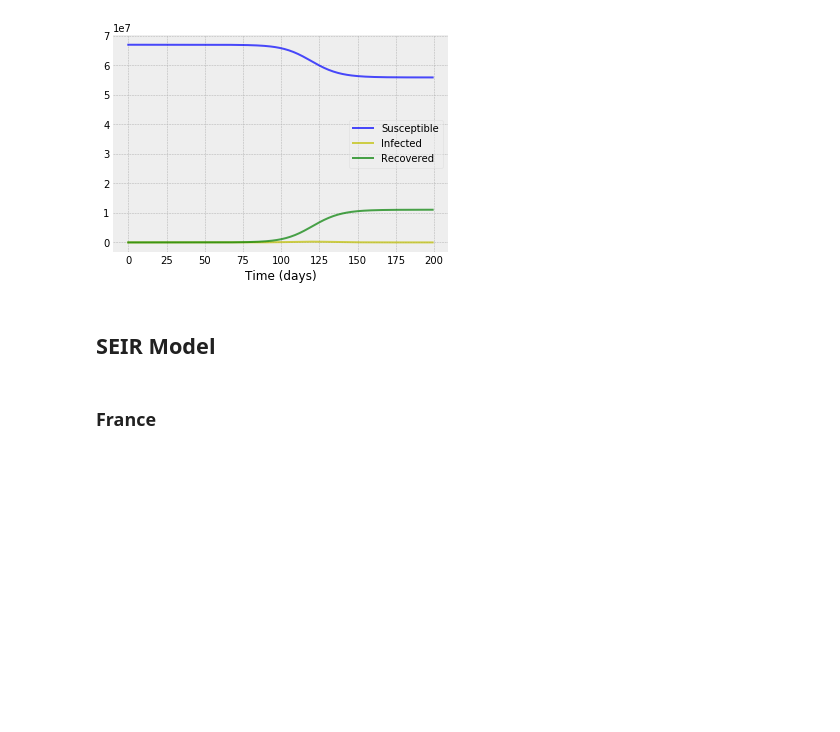
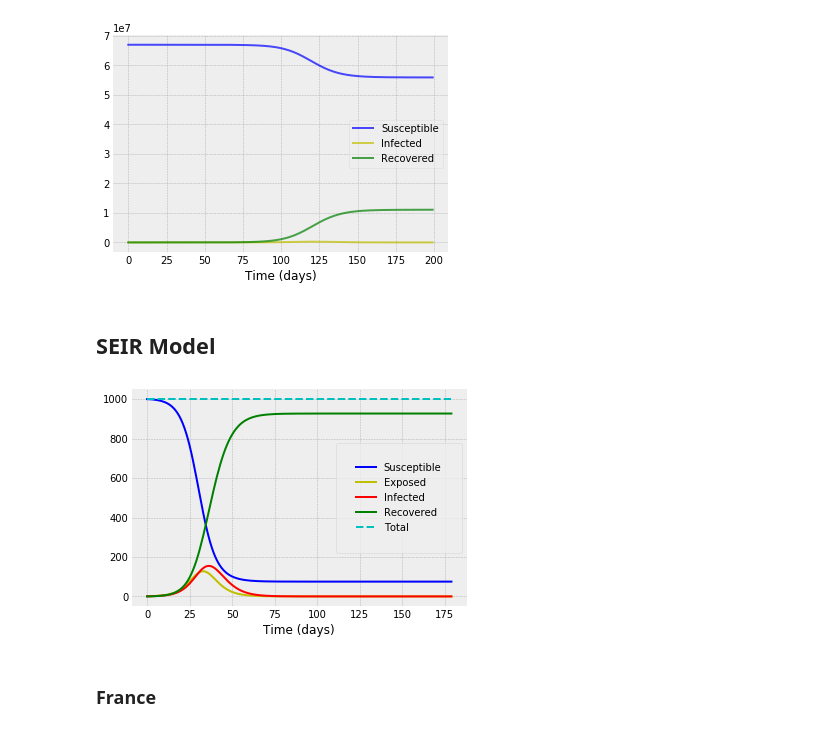
Before and after one commit to klchai/ML_COVID-19, a Jupyter notebook: ML_COVID-19.ipynb, the cells around one changed output. Cells and saved outputs as stored; diff of their text form; code cells hidden in the pictures; blank space fills up the shorter version.

```diff
--- a/ML_COVID-19.ipynb
+++ b/ML_COVID-19.ipynb
@@ -455,6 +285,20 @@ sir.plotsir(t,S_n,I_n,R_n,france)
 [figure]
 # %% [markdown]
 ## SEIR Model
+# %%
+N = 1000
+beta = 0.7
+D = 4.0
+gamma = 1.0 / D
+delta = 1.0 / 3.0
+seir = SEIRModel(beta=beta, gamma=gamma, delta=delta)
+t_p = range(0,180)
+I=[0]
+y0 = N-I[0], 2, I[0], 0
+S_p,E_p,I_p,R_p = seir.predict(t_p,y0)
+plotseird(t_p, S_p, E_p, I_p, R_p)
+# %% [output]
+[figure, added]
 # %% [markdown]
 ### France
 # %%
```
Also changed, not shown: parts of 45 cells of this notebook, 1 other file.
